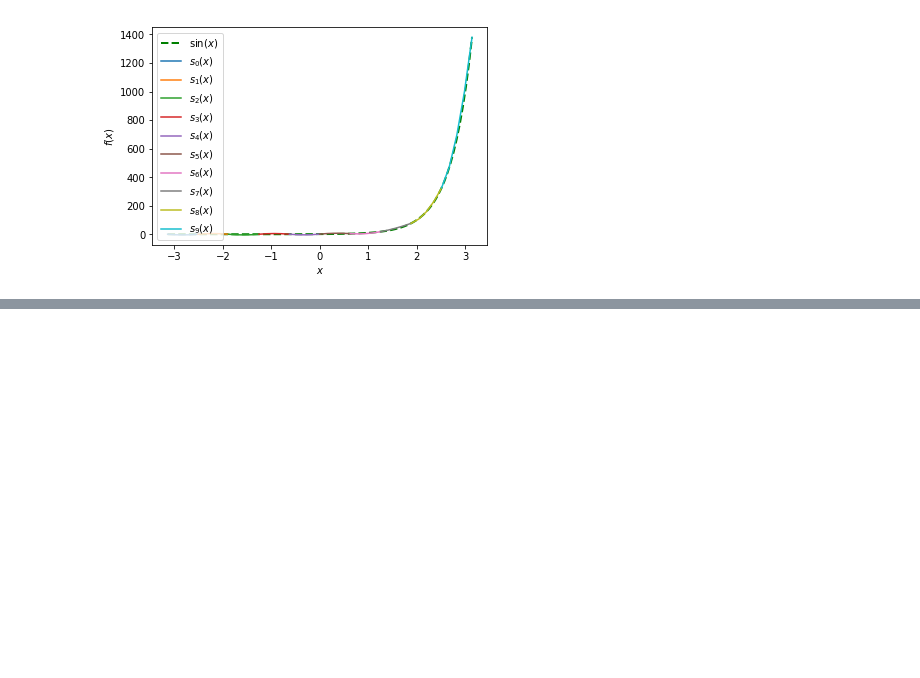
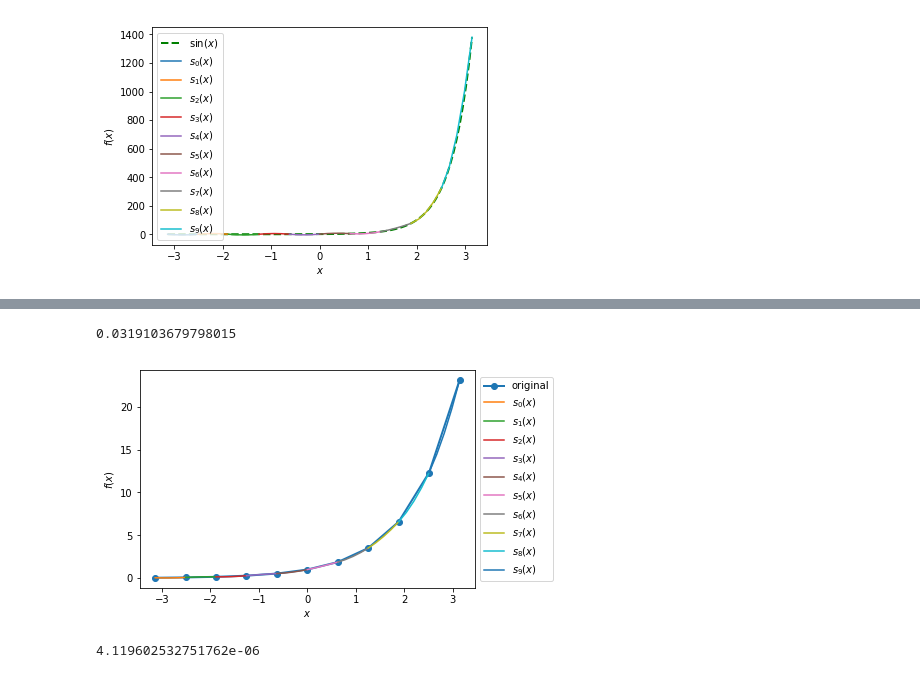
Before and after one commit to cs207-group19/Automatic-Differentiation, a Jupyter notebook: DeriveAlive/spline/spline_demo.ipynb, the cells around one changed output, grey strips where cells are left out. Saved outputs shown, nothing was run; the diff lists cells and outputs as text; code cells hidden in the pictures; blank space fills up the shorter version.

Commit message:
Updated spline suite and demo

```diff
--- a/DeriveAlive/spline/spline_demo.ipynb
+++ b/DeriveAlive/spline/spline_demo.ipynb
@@ -162,0 +259,12 @@ plt.show()
+# %%
+xMin = 0
+xMax = 1
+nIntervals = 10
+nSplineIntervals = 5
+
+def f(var):
+    return 10**var
+
+y, A, coeffs, ks = quad_spline_coeff(f, xMin, xMax, nIntervals)
+fig, spline_points = quad_spline_plot(f, coeffs, ks, nSplineIntervals)
+spline_squared_error(f, spline_points)
@@ -162,0 +289,27 @@ plt.show()
+# %%
+xMin = -3.14
+xMax = 3.14
+nIntervals = 10
+nSplineIntervals = 5
+
+def f(var):
+    return var.exp()
+
+y, A, coeffs, ks = spline.quad_spline_coeff(f, xMin, xMax, nIntervals)
+fig, spline_points = spline.quad_spline_plot(f, coeffs, ks, nSplineIntervals)
+spline.spline_squared_error(f, spline_points)
+# %% [output]
+0.0319103679798015
+# %%
+fig
+# %% [output]
+[figure, added]
+# %%
+def f(var):
+    return 10**var
+
+y, A, coeffs, ks = spline.quad_spline_coeff(f, xMin, xMax, nIntervals)
+fig, spline_points = spline.quad_spline_plot(f, coeffs, ks, nSplineIntervals)
+spline.spline_squared_error(f, spline_points)
+# %% [output]
+4.119602532751762e-06
```
Also changed, not shown: parts of 9 cells of this notebook, 1 other file.
